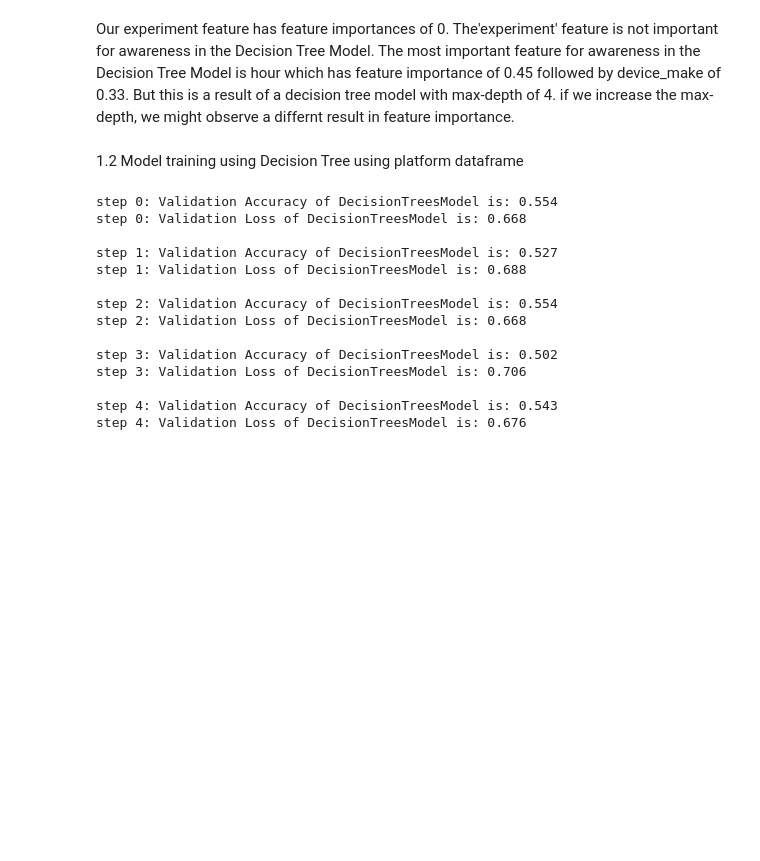
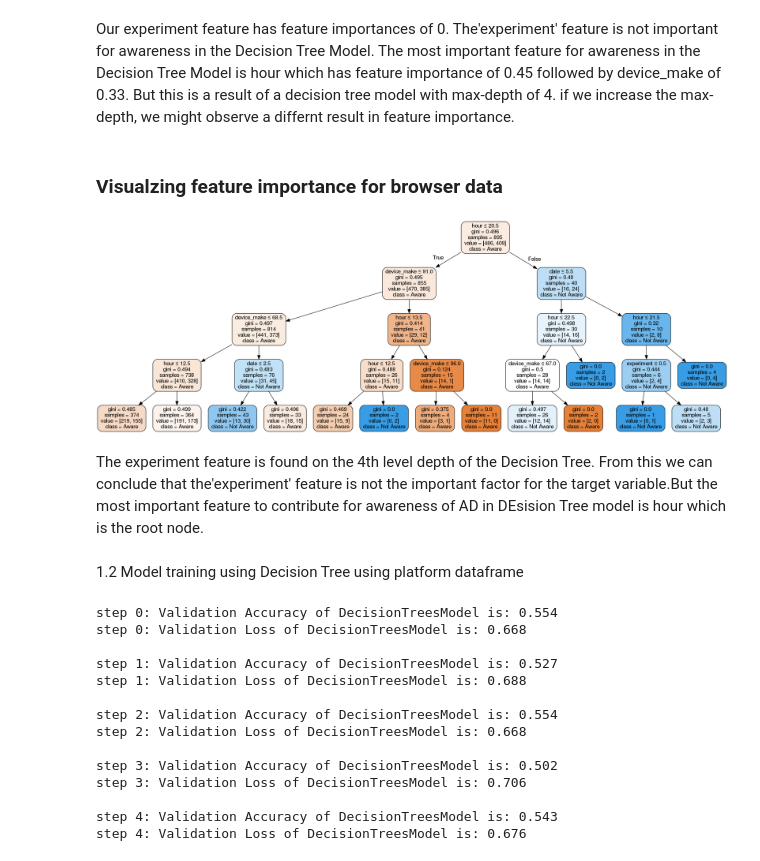
Before and after one commit to nebasam/abtest_mlops, a Jupyter notebook: notebooks/abtest_mlops.ipynb, the cells around one changed output. Drawn from its saved outputs; the diff is of its cells as text; code cells hidden in the pictures; blank space fills up the shorter version.

Commit message:
Visualizes the importan feature for browser and platform_os data

```diff
--- a/notebooks/abtest_mlops.ipynb
+++ b/notebooks/abtest_mlops.ipynb
@@ -570,5 +565,26 @@ decisionTreesModel.get_feature_importance()
 # %% [markdown]
 Our experiment feature has feature importances of 0. The'experiment' feature is not important for awareness in the Decision Tree Model. The most important feature for awareness in the  Decision Tree Model is hour which has feature importance of 0.45 followed by device_make of 0.33. But this is a result of a decision tree model with max-depth of 4. if we increase the max-depth, we might observe a differnt result in feature importance.
+# %% [markdown]
+### Visualzing feature importance for browser data
+# %%
+dot_data = StringIO()
+
+leaves_parallel=False
+feature_cols = ["experiment", "hour", "date", 'device_make', 'browser']
+out_put_file = "AbTestDecisionTree.dot"
+
+dot_data = export_graphviz(clf, out_file=out_put_file,
+                filled=True, rounded=True,
+                special_characters=True, feature_names = feature_cols,class_names=['Aware','Not Aware'])
+
+graph = pydotplus.graphviz.graph_from_dot_file(out_put_file)
+graph.write_png('AbTestDecisionTree.png')
+
+Image(graph.create_png())
+# %% [output]
+[figure, added]
+# %% [markdown]
+The experiment feature is found on the 4th level depth of the Decision Tree. From this we can conclude that the'experiment' feature is not the important factor for the target variable.But the most important feature to contribute for awareness of AD in DEsision Tree model is hour which is the root node.
 # %% [markdown]
 1.2 Model training using Decision Tree using platform dataframe
 # %%
```
Also changed, not shown: parts of 6 cells of this notebook, 3 other files.
